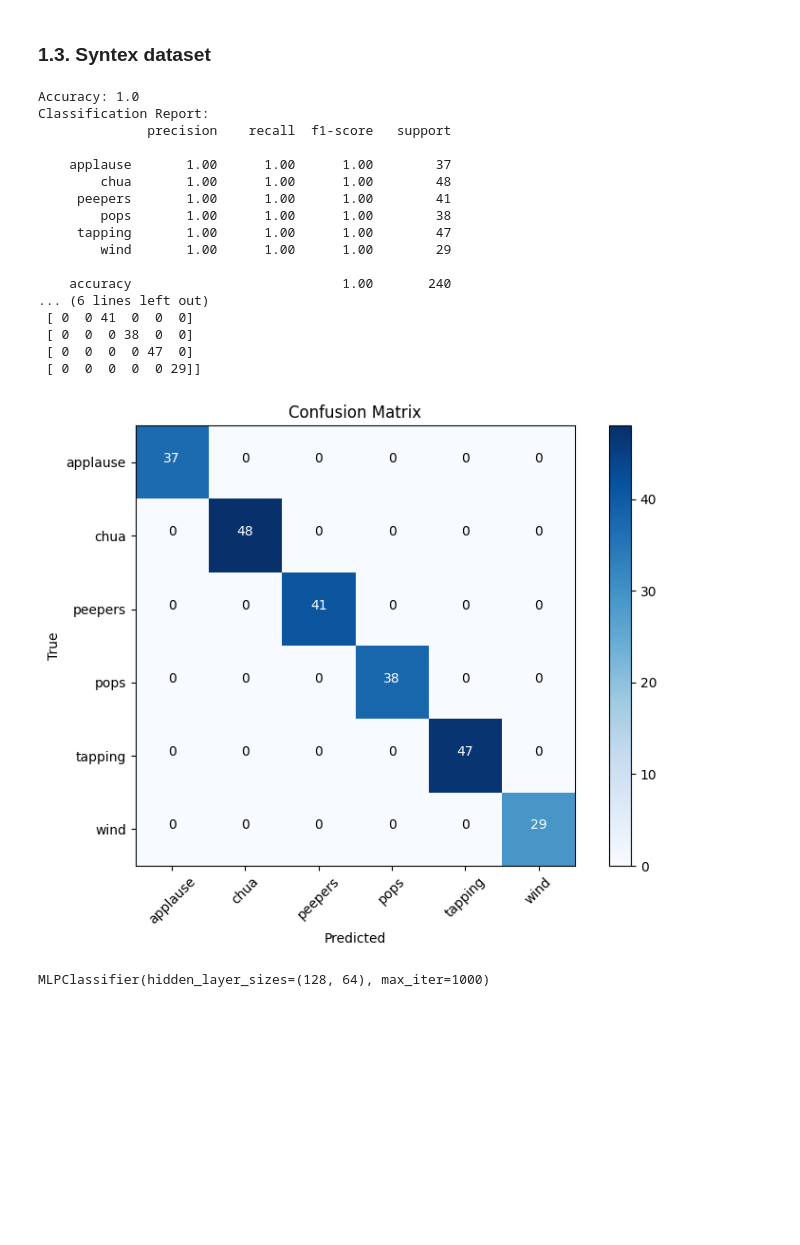
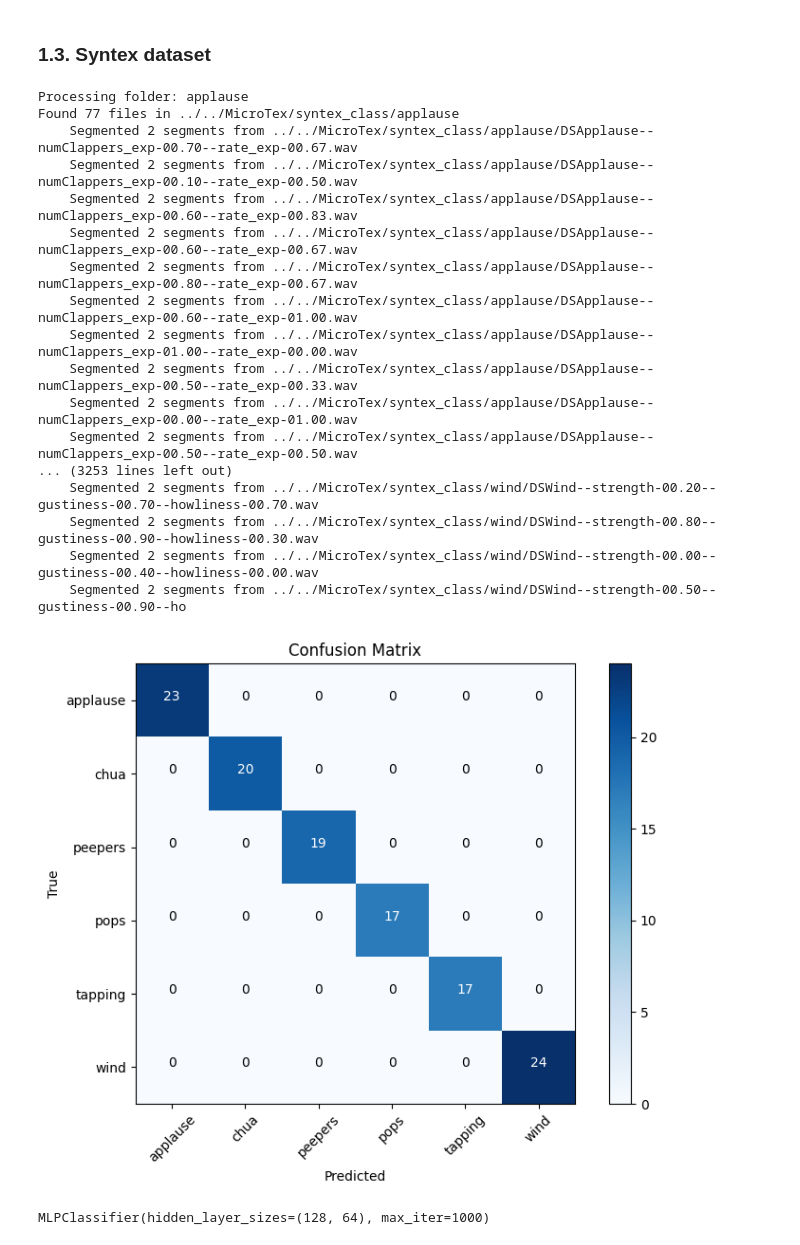
Before and after one commit to cordutie/texstat, a Jupyter notebook: experiments/test_3_classification_texstat.ipynb, the cells around one changed output. Cells and saved outputs as stored; diff of their text form; code cells hidden in the pictures; blank space fills up the shorter version.

```diff
--- a/experiments/test_3_classification_texstat.ipynb
+++ b/experiments/test_3_classification_texstat.ipynb
@@ -256,49 +224,48 @@ MLPClassifier(hidden_layer_sizes=(128, 64), max_iter=1000)
 # %%
 # Stats parameters
 sr            = 44100
-frame_size    = 2**16
+frame_size    = 44099
 N_filter_bank = 16
 M_filter_bank = 6
 N_moments     = 4
-alpha         = torch.tensor([100, 1, 1/10, 1/100])
+alpha         = torch.tensor([10, 1, 1/10, 1/100])
 beta          = torch.tensor([1, 1, 1, 1, 1])
 new_sr, new_frame_size = sr // 4, frame_size // 4 # for downsampler
 downsampler = torchaudio.transforms.Resample(sr, new_sr)
 coch_fb = fb.EqualRectangularBandwidth(frame_size, sr, N_filter_bank, 20, sr // 2)
 mod_fb  = fb.Logarithmic(new_frame_size,       new_sr, M_filter_bank, 10, new_sr // 4)
 
 # Embeddings computation for dataset
-X, y, class_labels = load_audio_embeddings(
-    folder_path="../../datasets/syntex_dataset/",
-    model_function=stats_model,
+X, y, class_labels = load_embeddings(
+    folder_path="../../MicroTex/syntex_class/",
     sample_rate =sr,
-    segment_size=2**16,
-    num_segments=200,
+    segment_size=frame_size,
+    num_segments=100,
     coch_fb=coch_fb,
     mod_fb=mod_fb,
     downsampler=downsampler,
     N_moments=N_moments,
     alpha=alpha
 )
 
 train_and_evaluate_mlp(X, y, class_labels, test_size=0.2, random_seed=42)
 # %% [output]
-Accuracy: 1.0
-Classification Report:
-              precision    recall  f1-score   support
-
-    applause       1.00      1.00      1.00        37
-        chua       1.00      1.00      1.00        48
-     peepers       1.00      1.00      1.00        41
-        pops       1.00      1.00      1.00        38
-     tapping       1.00      1.00      1.00        47
-        wind       1.00      1.00      1.00        29
-
-    accuracy                           1.00       240
-... (6 lines left out)
- [ 0  0 41  0  0  0]
- [ 0  0  0 38  0  0]
- [ 0  0  0  0 47  0]
- [ 0  0  0  0  0 29]]
+Processing folder: applause
+Found 77 files in ../../MicroTex/syntex_class/applause
+    Segmented 2 segments from ../../MicroTex/syntex_class/applause/DSApplause--numClappers_exp-00.70--rate_exp-00.67.wav
+    Segmented 2 segments from ../../MicroTex/syntex_class/applause/DSApplause--numClappers_exp-00.10--rate_exp-00.50.wav
+    Segmented 2 segments from ../../MicroTex/syntex_class/applause/DSApplause--numClappers_exp-00.60--rate_exp-00.83.wav
+    Segmented 2 segments from ../../MicroTex/syntex_class/applause/DSApplause--numClappers_exp-00.60--rate_exp-00.67.wav
+    Segmented 2 segments from ../../MicroTex/syntex_class/applause/DSApplause--numClappers_exp-00.80--rate_exp-00.67.wav
+    Segmented 2 segments from ../../MicroTex/syntex_class/applause/DSApplause--numClappers_exp-00.60--rate_exp-01.00.wav
+    Segmented 2 segments from ../../MicroTex/syntex_class/applause/DSApplause--numClappers_exp-01.00--rate_exp-00.00.wav
+    Segmented 2 segments from ../../MicroTex/syntex_class/applause/DSApplause--numClappers_exp-00.50--rate_exp-00.33.wav
+    Segmented 2 segments from ../../MicroTex/syntex_class/applause/DSApplause--numClappers_exp-00.00--rate_exp-01.00.wav
+    Segmented 2 segments from ../../MicroTex/syntex_class/applause/DSApplause--numClappers_exp-00.50--rate_exp-00.50.wav
+... (3253 lines left out)
+    Segmented 2 segments from ../../MicroTex/syntex_class/wind/DSWind--strength-00.20--gustiness-00.70--howliness-00.70.wav
+    Segmented 2 segments from ../../MicroTex/syntex_class/wind/DSWind--strength-00.80--gustiness-00.90--howliness-00.30.wav
+    Segmented 2 segments from ../../MicroTex/syntex_class/wind/DSWind--strength-00.00--gustiness-00.40--howliness-00.00.wav
+    Segmented 2 segments from ../../MicroTex/syntex_class/wind/DSWind--strength-00.50--gustiness-00.90--ho
-[figure, old version]
+[figure, new version]
 MLPClassifier(hidden_layer_sizes=(128, 64), max_iter=1000)
```
Also changed, not shown: parts of 5 cells of this notebook, 7 other files.
